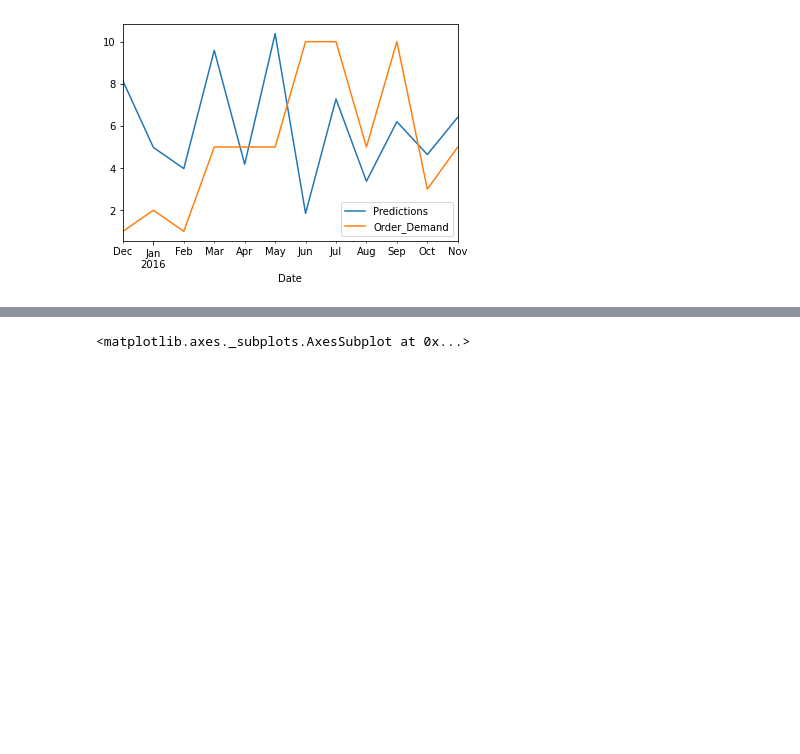
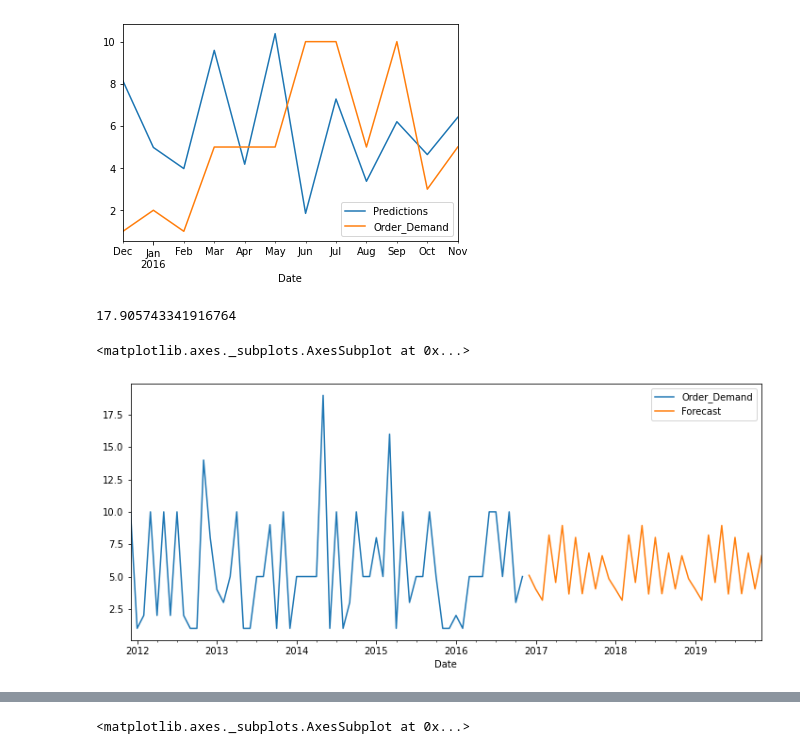
Before and after one commit to anissakhan/731-Project-5-Khan, a Jupyter notebook: Notebooks/731-Project5.ipynb, the cells around one changed output, grey strips where cells are left out. Saved outputs shown, nothing was run; the diff lists cells and outputs as text; code cells hidden in the pictures; blank space fills up the shorter version.

```diff
--- a/Notebooks/731-Project5.ipynb
+++ b/Notebooks/731-Project5.ipynb
@@ -551,6 +551,36 @@ test['Order_Demand'].plot(legend = True)
 # %% [output]
 <matplotlib.axes._subplots.AxesSubplot at 0x...>
 [figure]
+# %%
+# Load specific evaluation tools
+from sklearn.metrics import mean_squared_error
+from statsmodels.tools.eval_measures import rmse
+
+# Calculate root mean squared error
+rmse(test['Order_Demand'], predictions)
+
+# Calculate mean squared error
+mean_squared_error(test['Order_Demand'], predictions)
+# %% [output]
+17.905743341916764
+# %%
+# Train the model on the full dataset
+model = model = SARIMAX(dfProd['Order_Demand'],
+                        order = (0, 0, 1),
+                        seasonal_order =(0, 1, 1, 12))
+result = model.fit()
+
+# Forecast for the next 3 years
+forecast = result.predict(start = len(dfProd),
+                          end = (len(dfProd)-1) + 3 * 12,
+                          typ = 'levels').rename('Forecast')
+
+# Plot the forecast values
+dfProd['Order_Demand'].plot(figsize = (12, 5), legend = True)
+forecast.plot(legend = True)
+# %% [output]
+<matplotlib.axes._subplots.AxesSubplot at 0x...>
+[figure, added]
 # %%
 # Fit auto_arima function to dataset
 stepwise_fit = auto_arima(dfProd2['Order_Demand'], start_p = 1, start_q = 1,
```
Also changed, not shown: parts of 7 cells of this notebook.
